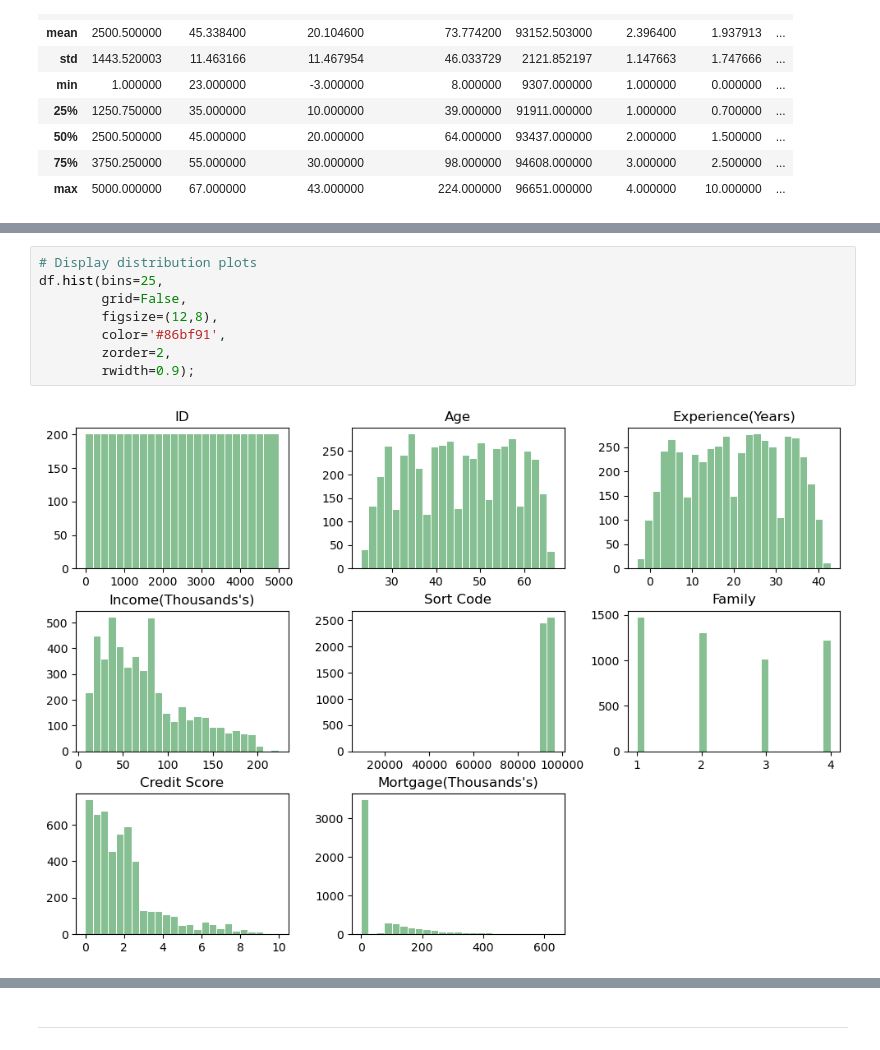
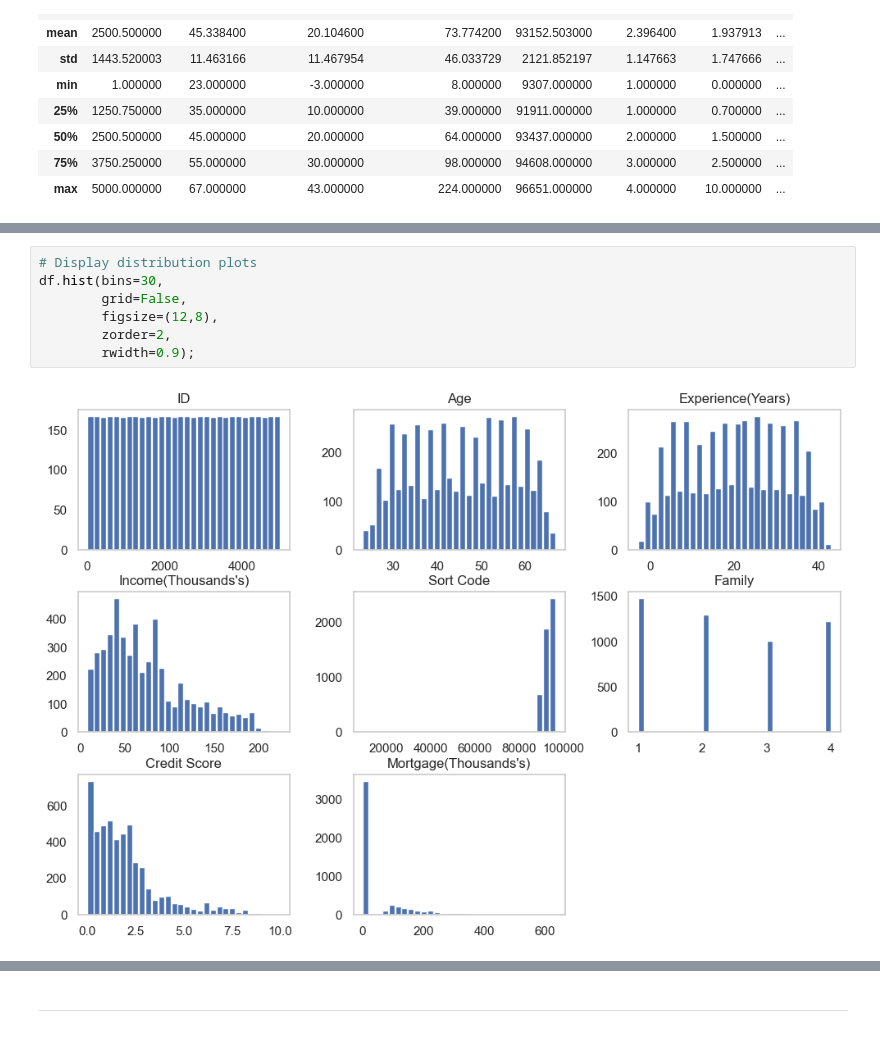
Before and after one commit to danrlei-martins-cct/ML_CA2, a Jupyter notebook: DanrleiMartins_ML_CA2.ipynb, the cells around one changed output, grey strips where cells are left out. Saved outputs shown, nothing was run; the diff lists cells and outputs as text.

```diff
--- a/DanrleiMartins_ML_CA2.ipynb
+++ b/DanrleiMartins_ML_CA2.ipynb
@@ -104,14 +107,13 @@ CreditCard                object
 dtype: object
 # %%
 # Display distribution plots
-df.hist(bins=25,
+df.hist(bins=30,
         grid=False,
         figsize=(12,8),
-        color='#86bf91',
         zorder=2,
         rwidth=0.9);
 # %% [output]
-[figure, old version]
+[figure, new version]
 # %% [markdown]
 #### 1.1 Findings
 
```
Also changed, not shown: parts of 35 cells of this notebook.
